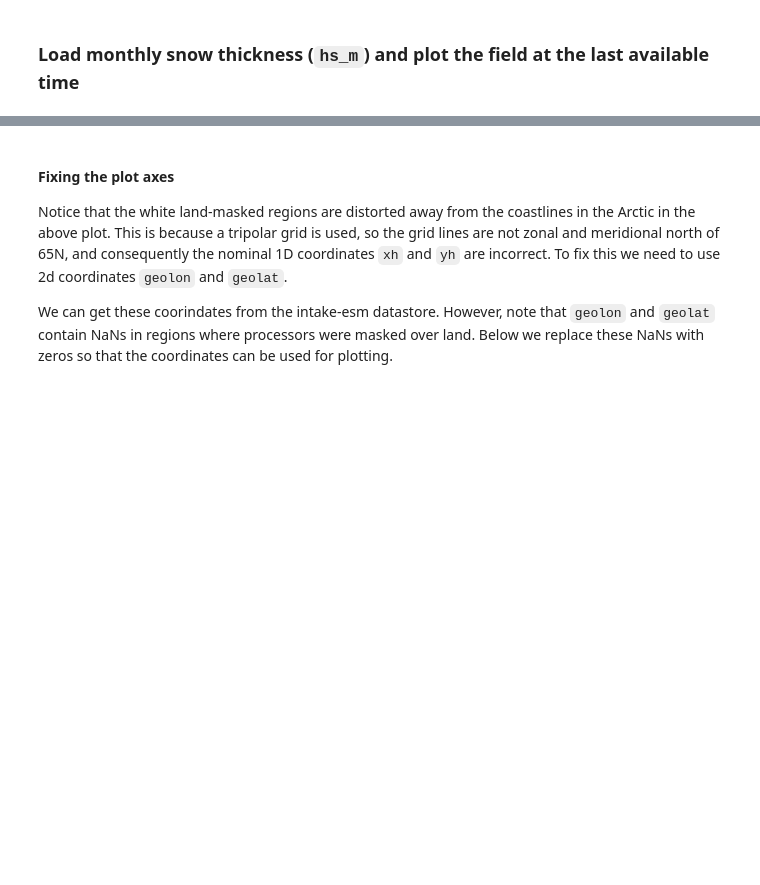
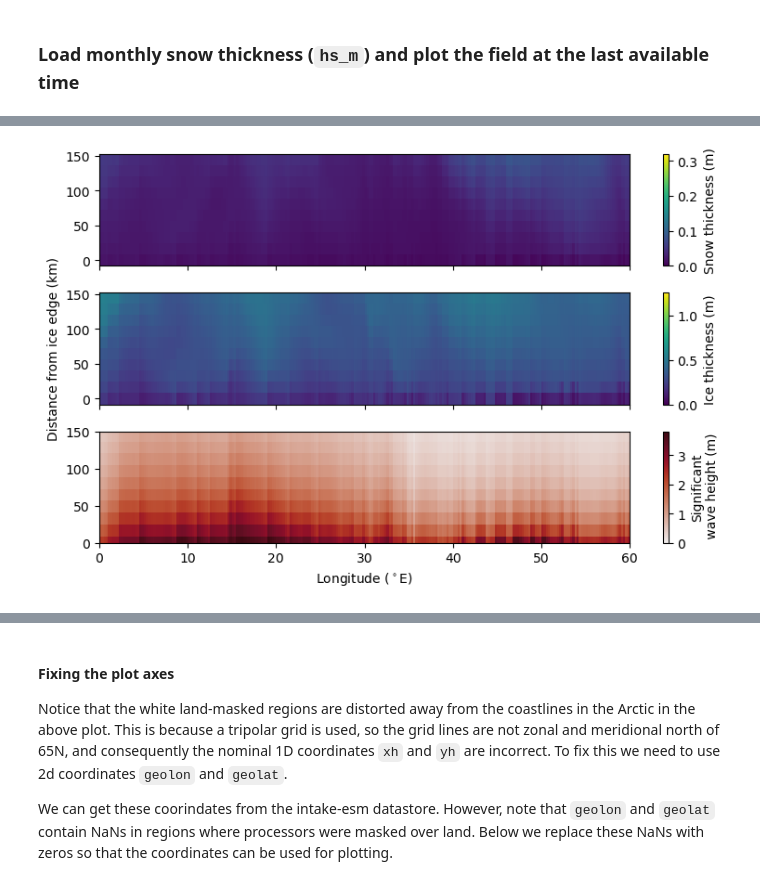
Before and after one commit to NoahDay/access-om3-analysis, a Jupyter notebook: Snow_Cover.ipynb, the cells around one changed output, grey strips where cells are left out. Cells and saved outputs as stored; diff of their text form; code cells hidden in the pictures; blank space fills up the shorter version.

```diff
--- a/Snow_Cover.ipynb
+++ b/Snow_Cover.ipynb
@@ -174,0 +459,51 @@ _ = axes[0].gridlines()
+# %%
+# Make meshgrid for pcolormesh
+X, Y = np.meshgrid(lon, dist_from_edge_km[:, 0])
+
+# Create 3×1 figure
+fig, axes = plt.subplots(3, 1, figsize=(8, 5), sharex=True)
+
+
+# Plot 1
+ax = axes[0]   # first axis
+pcm = ax.pcolormesh(X, Y, hs_from_edge,
+                    shading="auto",
+                    cmap='viridis',
+)
+cbar = fig.colorbar(pcm, ax=ax)
+cbar.set_label("Snow thickness (m)")
+pcm.set_clim(0, np.nanmax(hs_from_edge))
+ax.set_ylabel("")
+
+# Plot 2
+ax = axes[1]
+pcm = ax.pcolormesh(X, Y, hi_from_edge,
+                    shading="auto",
+                    cmap='viridis',
+)
+cbar = fig.colorbar(pcm, ax=ax)
+cbar.set_label("Ice thickness (m)")
+pcm.set_clim(0, np.nanmax(hi_from_edge))
+ax.set_ylabel("Distance from ice edge (km)")
+
+# Plot 3
+ax = axes[2]
+pcm = ax.pcolormesh(X, Y, swh_from_edge,
+                    shading="auto",
+                    cmap=cmo.amp,
+)
+cbar = fig.colorbar(pcm, ax=ax)
+cbar.set_label("Significant\n wave height (m)")
+pcm.set_clim(0, np.nanmax(swh_from_edge))
+ax.set_ylabel("")
+
+
+ax.set_xlabel("Longitude ($^\circ$E)")
+
+plt.xlim((0,60))
+plt.ylim((0,150))
+# Optional: show plot
+plt.tight_layout()
+plt.show()
+# %% [output]
+[figure, added]
```
Also changed, not shown: parts of 21 cells of this notebook, 1 other file.
